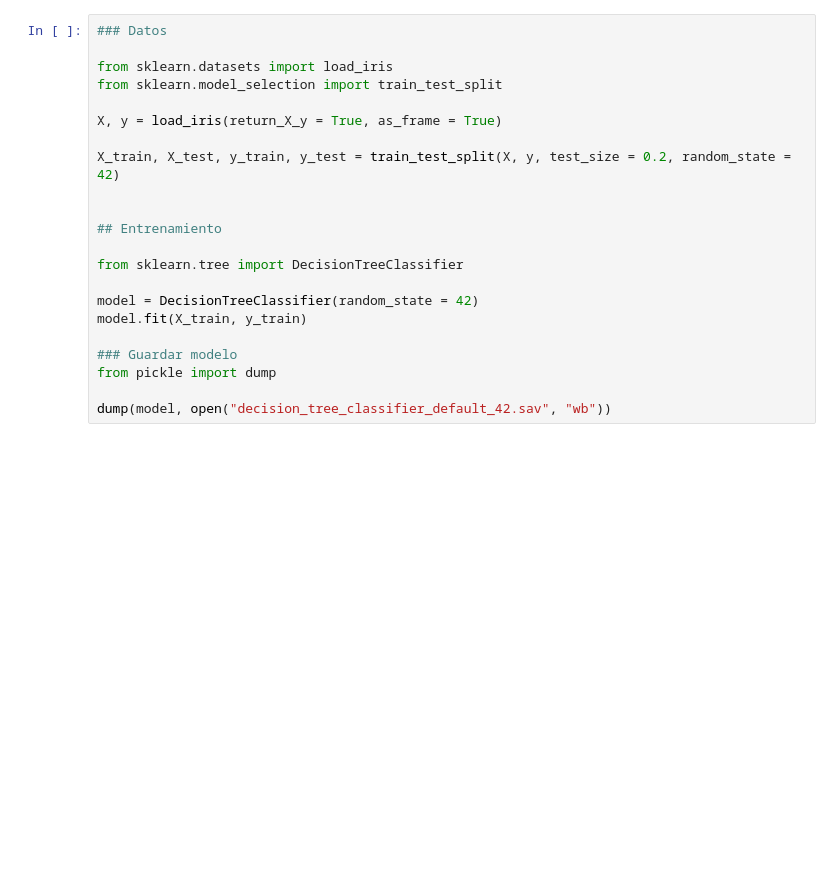
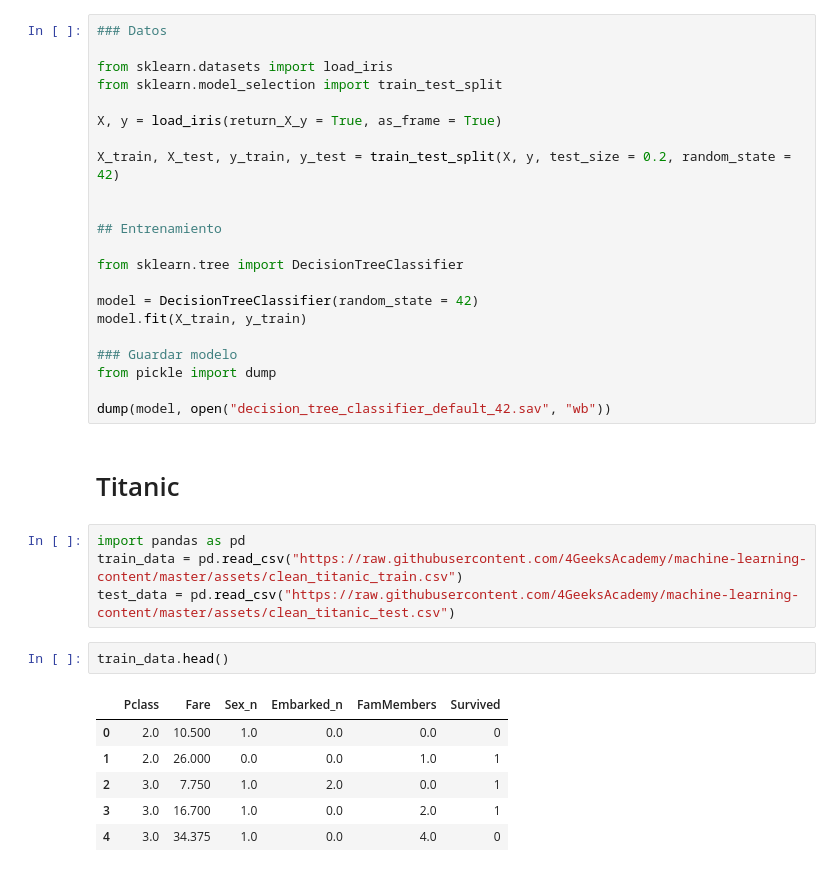
Before and after one commit to LeoPalaciosC/Visualizaci-n_Streamlit, a Jupyter notebook: src/explore.ipynb, the cells around one changed output. Saved outputs shown, nothing was run; the diff lists cells and outputs as text; blank space fills up the shorter version.

```diff
--- a/src/explore.ipynb
+++ b/src/explore.ipynb
@@ -22,3 +22,18 @@ model.fit(X_train, y_train)
 from pickle import dump
 
 dump(model, open("decision_tree_classifier_default_42.sav", "wb"))
+# %% [markdown]
+# Titanic
+# %%
+import pandas as pd
+train_data = pd.read_csv("https://raw.githubusercontent.com/4GeeksAcademy/machine-learning-content/master/assets/clean_titanic_train.csv")
+test_data = pd.read_csv("https://raw.githubusercontent.com/4GeeksAcademy/machine-learning-content/master/assets/clean_titanic_test.csv")
+# %%
+train_data.head()
+# %% [output]
+|  | Pclass | Fare | Sex_n | Embarked_n | FamMembers | Survived |
+| 0 | 2.0 | 10.500 | 1.0 | 0.0 | 0.0 | 0 |
+| 1 | 2.0 | 26.000 | 0.0 | 0.0 | 1.0 | 1 |
+| 2 | 3.0 | 7.750 | 1.0 | 2.0 | 0.0 | 1 |
+| 3 | 3.0 | 16.700 | 1.0 | 0.0 | 2.0 | 1 |
+| 4 | 3.0 | 34.375 | 1.0 | 0.0 | 4.0 | 0 |
```
Also changed, not shown: parts of 5 cells of this notebook, 2 other files.
